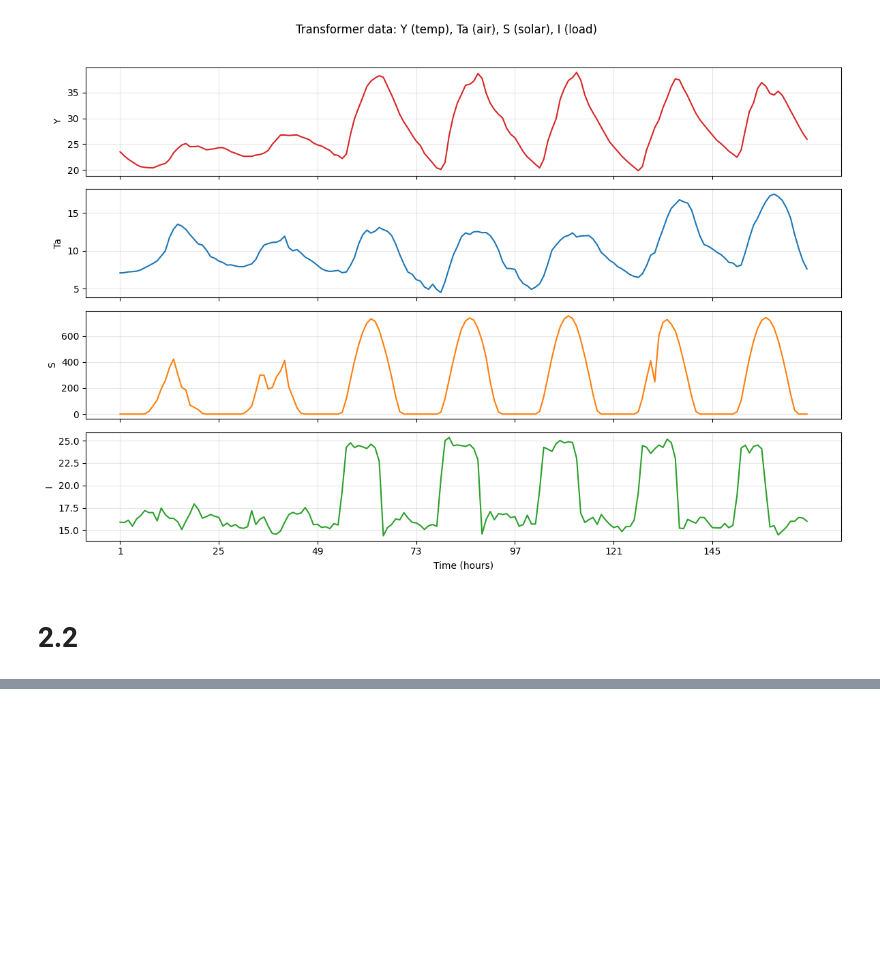
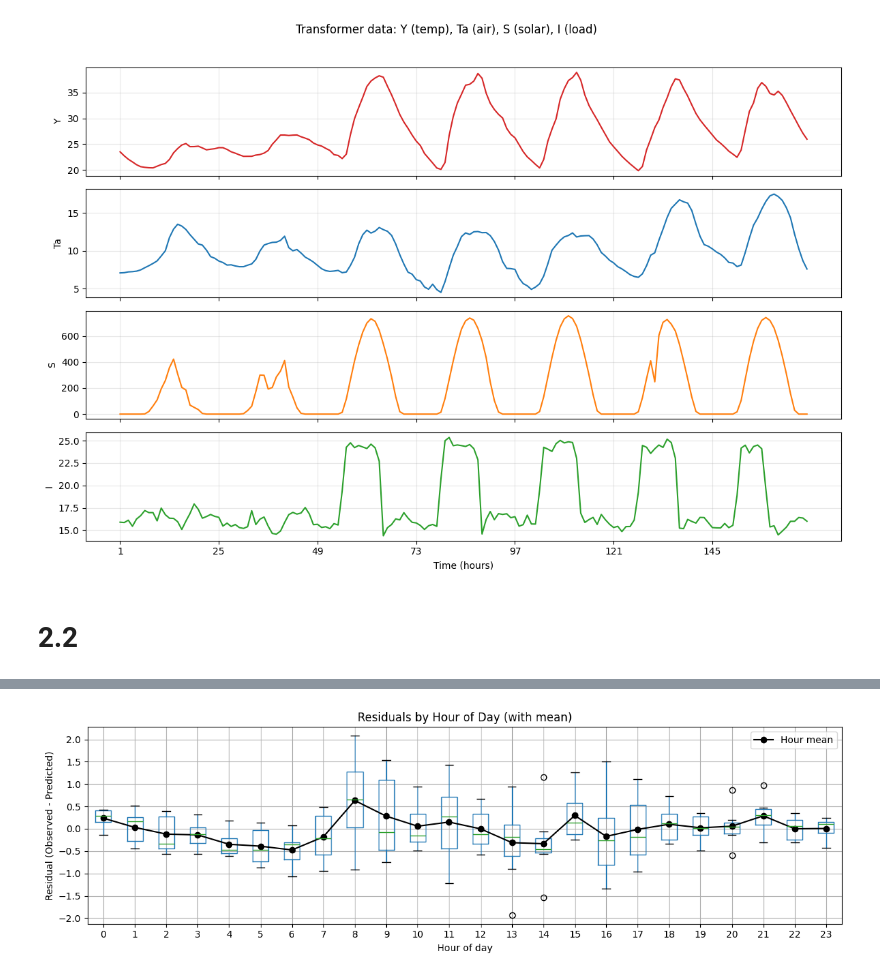
Before and after one commit to leahiebel/02417---Time-Series-Analysis, a Jupyter notebook: assignments/Assignment4/Ex2.ipynb, the cells around one changed output, grey strips where cells are left out. Saved outputs shown, nothing was run; the diff lists cells and outputs as text; code cells hidden in the pictures; blank space fills up the shorter version.

```diff
--- a/assignments/Assignment4/Ex2.ipynb
+++ b/assignments/Assignment4/Ex2.ipynb
@@ -238,0 +612,71 @@ Sigma_y = [[1.12535175e-07]]
+# %%
+import numpy as np
+import pandas as pd
+import matplotlib.pyplot as plt
+
+# Ensure one-step predictions exist; recompute if necessary
+try:
+    pred_mean
+except NameError:
+    par = fit_dt.x
+    A = np.array([[par[0]]], dtype=float)
+    B = np.array([[par[1], par[2], par[3]]], dtype=float)
+    Qlt = np.array([[np.exp(par[4])]], dtype=float)
+    Q = Qlt @ Qlt.T
+    H = np.array([[1.0]], dtype=float)
+    R_obs = np.array([[np.exp(2.0 * par[5])]], dtype=float)
+    Y = df['Y'].to_numpy(dtype=float)
+    U = df[['Ta', 'S', 'I']].to_numpy(dtype=float)
+    x_est = np.array([[Y[0]]], dtype=float)
+    P_est = np.diag(np.full(A.shape[0], 1e1))
+    pred_mean = np.zeros(len(df))
+    pred_var = np.zeros(len(df))
+    for t in range(len(df)):
+        u_t = U[t].reshape(-1, 1)
+        x_pred = A @ x_est + B @ u_t
+        P_pred = A @ P_est @ A.T + Q
+        y_pred = H @ x_pred
+        S_t = H @ P_pred @ H.T + R_obs
+        pred_mean[t] = float(np.asarray(y_pred).squeeze())
+        pred_var[t] = float(np.asarray(S_t).squeeze())
+        innov = np.array([[Y[t]]]) - y_pred
+        K_t = P_pred @ H.T @ np.linalg.solve(S_t, np.eye(S_t.shape[0]))
+        x_est = x_pred + K_t @ innov
+        P_est = (np.eye(A.shape[0]) - K_t @ H) @ P_pred
+
+# residuals and hour
+residuals = df['Y'].to_numpy(dtype=float) - pred_mean
+hour = ((df['time'] - 1) % 24).astype(int)
+df_res = pd.DataFrame({'hour': hour, 'residual': residuals})
+
+# per-hour statistics
+group = df_res.groupby('hour')['residual']
+mean = group.mean()
+std = group.std()
+count = group.count()
+
+def outlier_count(s):
+    q1 = s.quantile(0.25)
+    q3 = s.quantile(0.75)
+    iqr = q3 - q1
+    return int(((s < (q1 - 1.5 * iqr)) | (s > (q3 + 1.5 * iqr))).sum())
+
+outliers = group.apply(outlier_count)
+
+stats = pd.DataFrame({'hour': mean.index, 'mean': mean.values, 'std': std.values, 'count': count.values, 'outliers': outliers.values})
+
+print('Per-hour residual summary:')
+print(stats.to_string(index=False))
+
+# Boxplot with mean overlay
+fig, ax = plt.subplots(figsize=(12, 4))
+df_res.boxplot(column='residual', by='hour', ax=ax)
+ax.plot(np.arange(1, 25), stats['mean'], marker='o', color='black', label='Hour mean')
+ax.set_title('Residuals by Hour of Day (with mean)')
+ax.set_xlabel('Hour of day')
+ax.set_ylabel('Residual (Observed - Predicted)')
+ax.legend()
+plt.suptitle('')
+plt.tight_layout()
+plt.show()
+# %% [output]
@@ -238,0 +700 @@ Sigma_y = [[1.12535175e-07]]
+[figure, added]
```
Also changed, not shown: parts of 16 cells of this notebook.
